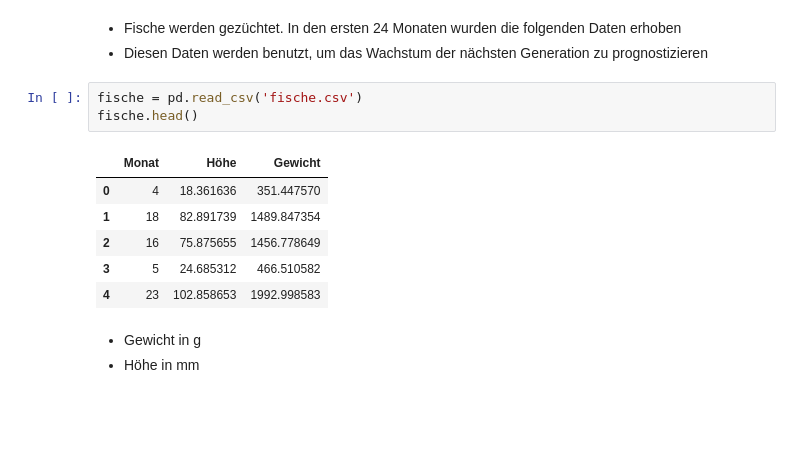
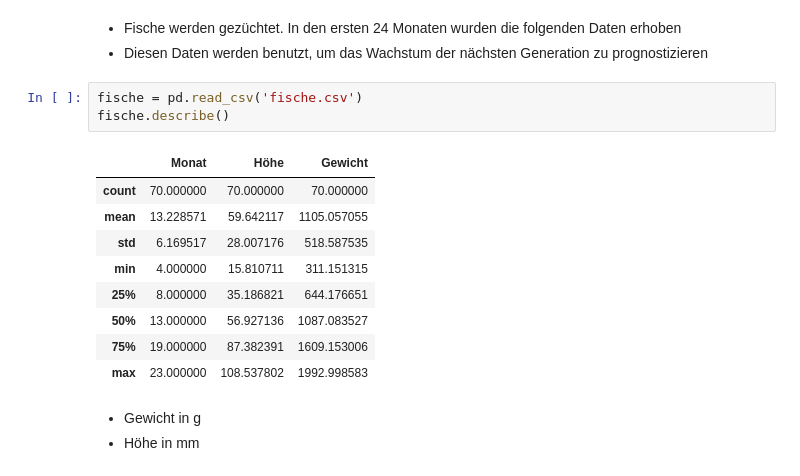
Before and after one commit to Ruediger-Braun/mfb2526, a Jupyter notebook: lektion27.ipynb, the cells around one changed output. Cells and saved outputs as stored; diff of their text form; blank space fills up the shorter version.

```diff
--- a/lektion27.ipynb
+++ b/lektion27.ipynb
@@ -171,14 +128,17 @@ sns.lineplot(x=anfrage.Alter, y=vorhersage.obs_ci_upper, ax=ax, color='orange');
 * Diesen Daten werden benutzt, um das Wachstum der nächsten Generation zu prognostizieren
 # %%
 fische = pd.read_csv('fische.csv')
-fische.head()
+fische.describe()
 # %% [output]
 |  | Monat | Höhe | Gewicht |
-| 0 | 4 | 18.361636 | 351.447570 |
-| 1 | 18 | 82.891739 | 1489.847354 |
-| 2 | 16 | 75.875655 | 1456.778649 |
-| 3 | 5 | 24.685312 | 466.510582 |
-| 4 | 23 | 102.858653 | 1992.998583 |
+| count | 70.000000 | 70.000000 | 70.000000 |
+| mean | 13.228571 | 59.642117 | 1105.057055 |
+| std | 6.169517 | 28.007176 | 518.587535 |
+| min | 4.000000 | 15.810711 | 311.151315 |
+| 25% | 8.000000 | 35.186821 | 644.176651 |
+| 50% | 13.000000 | 56.927136 | 1087.083527 |
+| 75% | 19.000000 | 87.382391 | 1609.153006 |
+| max | 23.000000 | 108.537802 | 1992.998583 |
 # %% [markdown]
 * Gewicht in g
 * Höhe in mm
```
Also changed, not shown: parts of 66 cells of this notebook, 1 other file.
